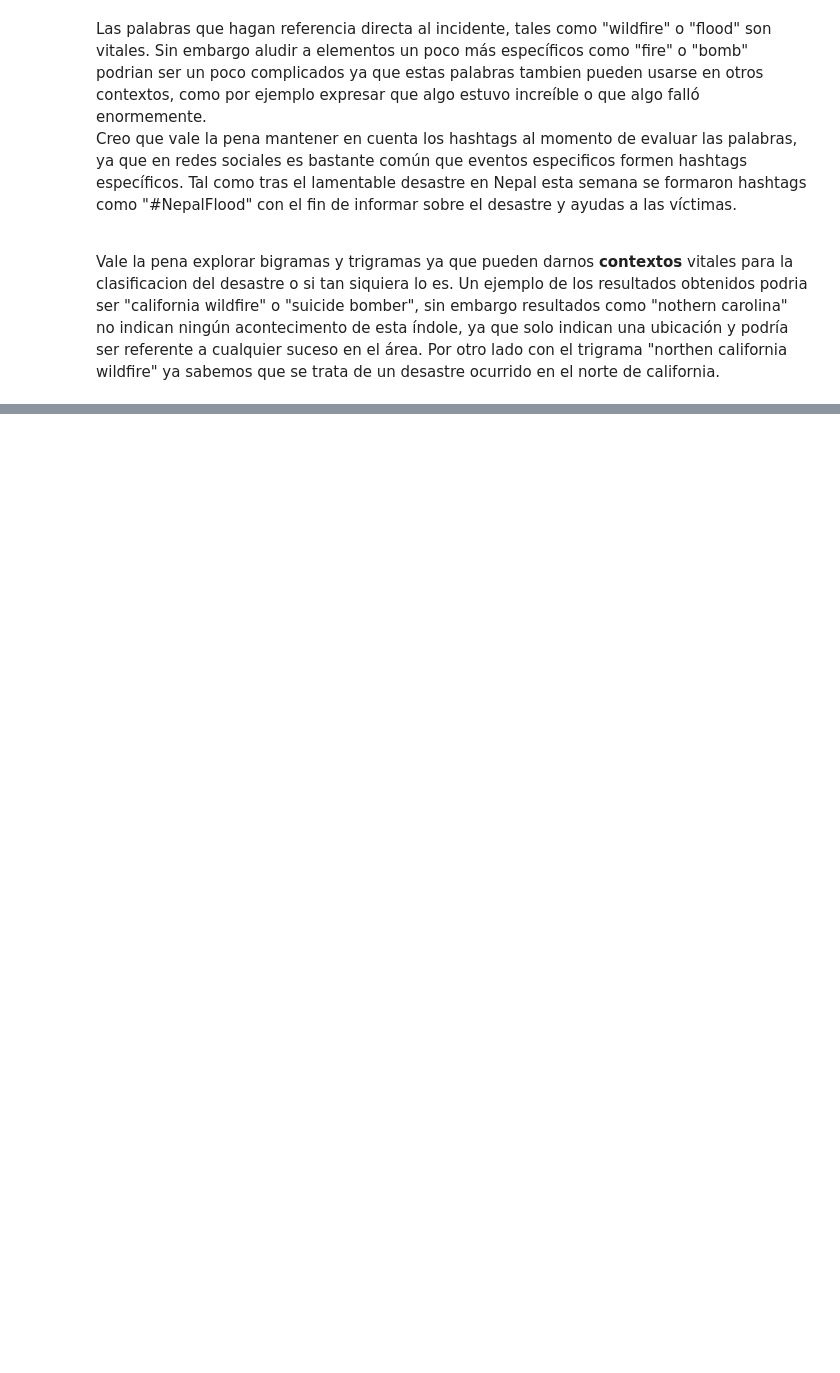
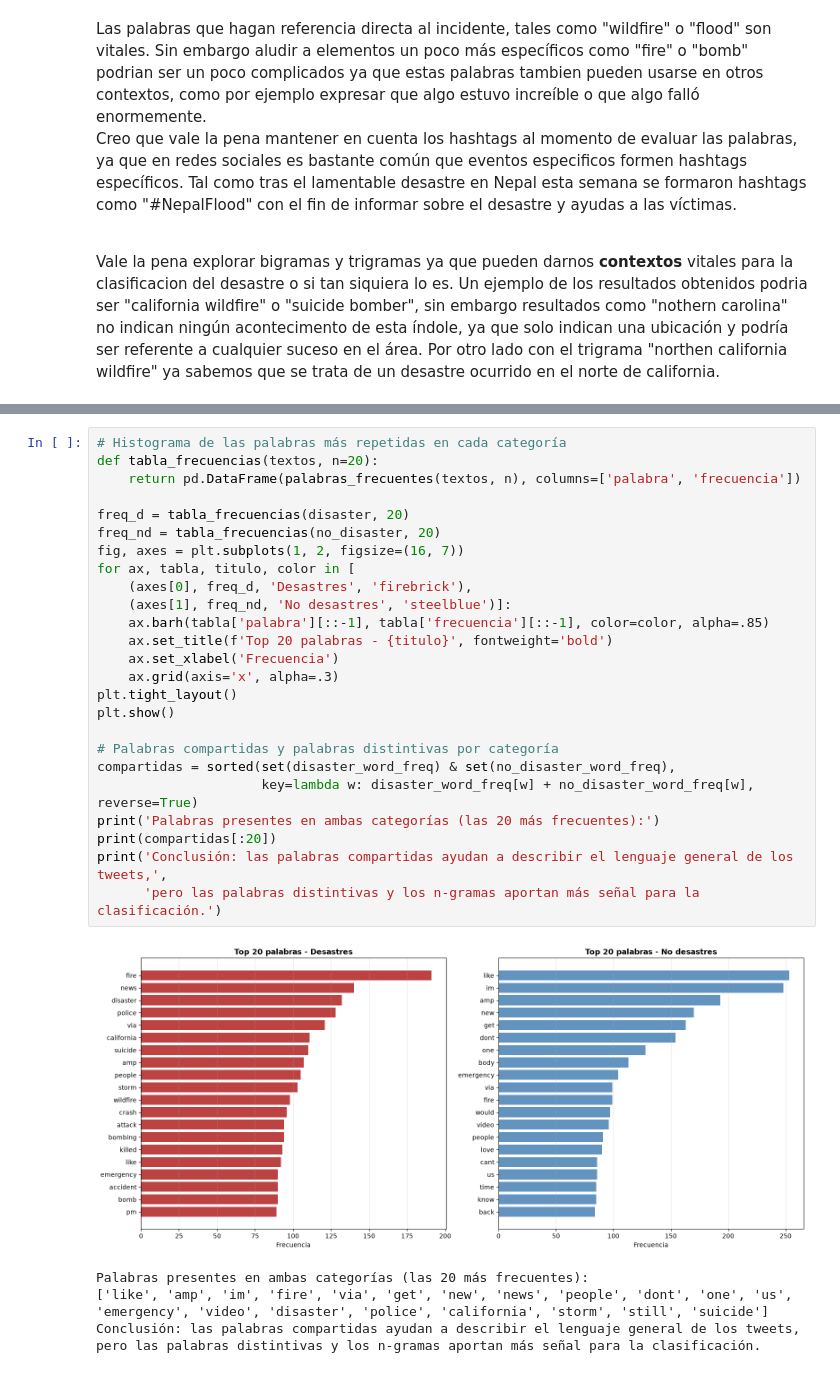
Before and after one commit to abbydoag/Labs_DataSci, a Jupyter notebook: Lab5/Lab5.ipynb, the cells around one changed output, grey strips where cells are left out. Drawn from its saved outputs; the diff is of its cells as text; blank space fills up the shorter version.

```diff
--- a/Lab5/Lab5.ipynb
+++ b/Lab5/Lab5.ipynb
@@ -435,0 +448,30 @@ Vale la pena explorar bigramas y trigramas ya que pueden darnos **contextos** vi
+# %%
+# Histograma de las palabras más repetidas en cada categoría
+def tabla_frecuencias(textos, n=20):
+    return pd.DataFrame(palabras_frecuentes(textos, n), columns=['palabra', 'frecuencia'])
+
+freq_d = tabla_frecuencias(disaster, 20)
+freq_nd = tabla_frecuencias(no_disaster, 20)
+fig, axes = plt.subplots(1, 2, figsize=(16, 7))
+for ax, tabla, titulo, color in [
+    (axes[0], freq_d, 'Desastres', 'firebrick'),
+    (axes[1], freq_nd, 'No desastres', 'steelblue')]:
+    ax.barh(tabla['palabra'][::-1], tabla['frecuencia'][::-1], color=color, alpha=.85)
+    ax.set_title(f'Top 20 palabras - {titulo}', fontweight='bold')
+    ax.set_xlabel('Frecuencia')
+    ax.grid(axis='x', alpha=.3)
+plt.tight_layout()
+plt.show()
+
+# Palabras compartidas y palabras distintivas por categoría
+compartidas = sorted(set(disaster_word_freq) & set(no_disaster_word_freq),
+                     key=lambda w: disaster_word_freq[w] + no_disaster_word_freq[w], reverse=True)
+print('Palabras presentes en ambas categorías (las 20 más frecuentes):')
+print(compartidas[:20])
+print('Conclusión: las palabras compartidas ayudan a describir el lenguaje general de los tweets,',
+      'pero las palabras distintivas y los n-gramas aportan más señal para la clasificación.')
+# %% [output]
+[figure, added]
+Palabras presentes en ambas categorías (las 20 más frecuentes):
+['like', 'amp', 'im', 'fire', 'via', 'get', 'new', 'news', 'people', 'dont', 'one', 'us', 'emergency', 'video', 'disaster', 'police', 'california', 'storm', 'still', 'suicide']
+Conclusión: las palabras compartidas ayudan a describir el lenguaje general de los tweets, pero las palabras distintivas y los n-gramas aportan más señal para la clasificación.
```
Also changed, not shown: parts of 14 cells of this notebook, 5 other files.
